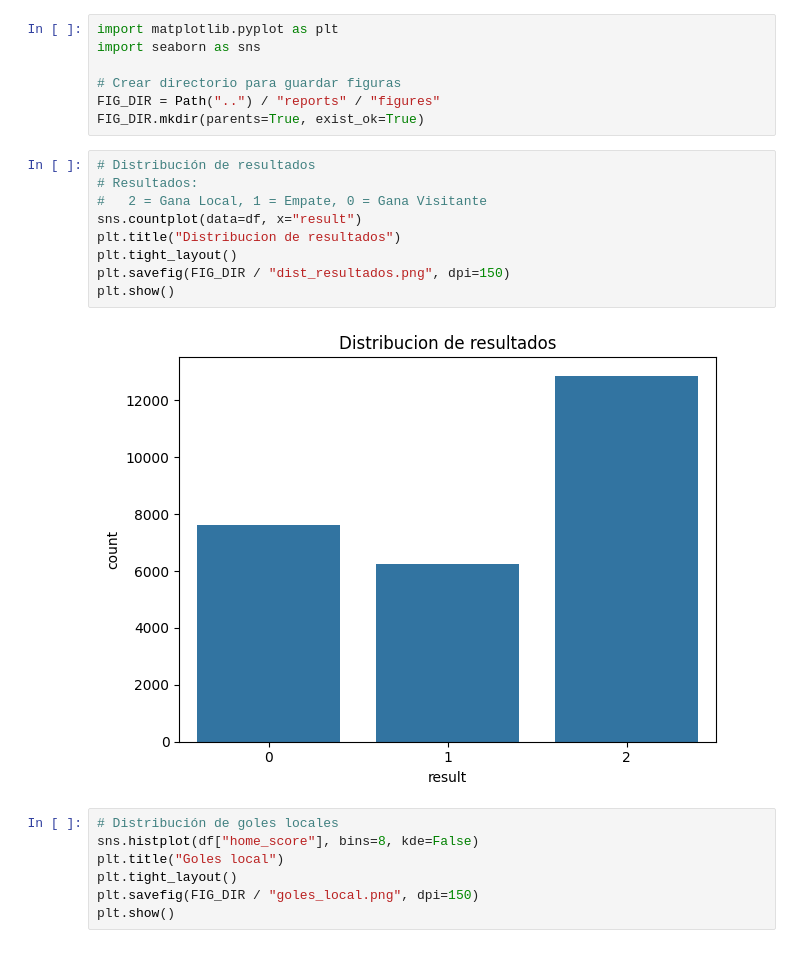
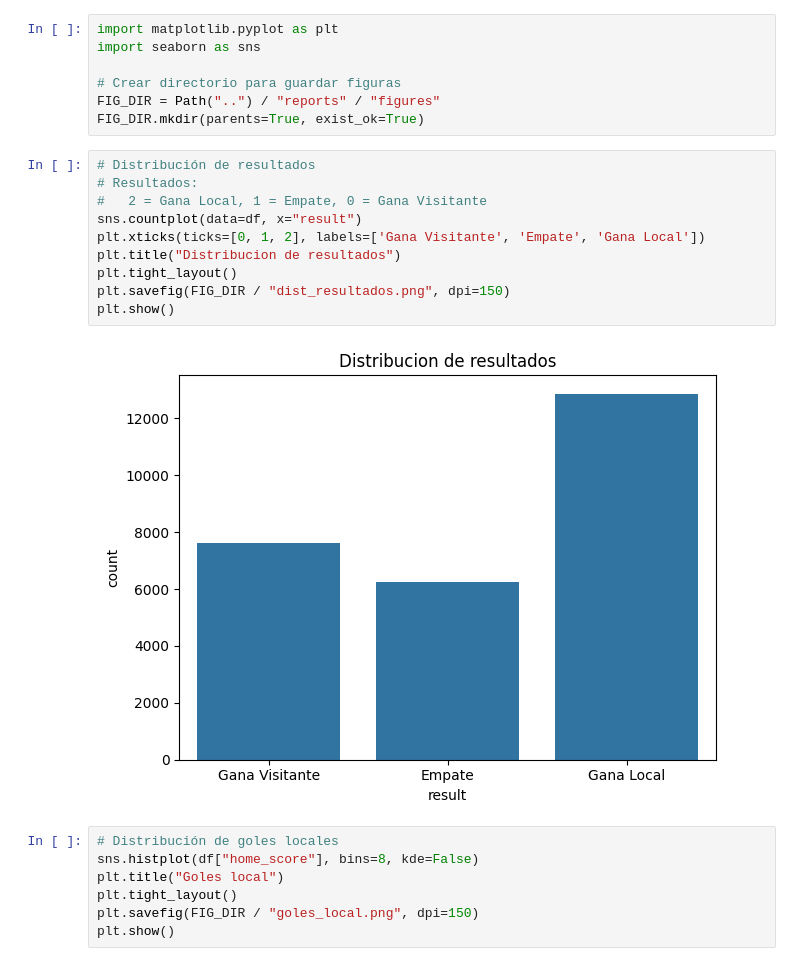
Before and after one commit to Edenilson-Molina/ml-oraculo-mundial2026, a Jupyter notebook: notebooks/01_EDA.ipynb, the cells around one changed output. Cells and saved outputs as stored; diff of their text form.

```diff
--- a/notebooks/01_EDA.ipynb
+++ b/notebooks/01_EDA.ipynb
@@ -65,14 +65,15 @@ FIG_DIR.mkdir(parents=True, exist_ok=True)
 # %%
 # Distribución de resultados
 # Resultados:
 #   2 = Gana Local, 1 = Empate, 0 = Gana Visitante
 sns.countplot(data=df, x="result")
+plt.xticks(ticks=[0, 1, 2], labels=['Gana Visitante', 'Empate', 'Gana Local'])
 plt.title("Distribucion de resultados")
 plt.tight_layout()
 plt.savefig(FIG_DIR / "dist_resultados.png", dpi=150)
 plt.show()
 # %% [output]
-[figure, old version]
+[figure, new version]
 # %%
 # Distribución de goles locales
 sns.histplot(df["home_score"], bins=8, kde=False)
```
Also changed, not shown: parts of 1 cell of this notebook, 2 other files.
